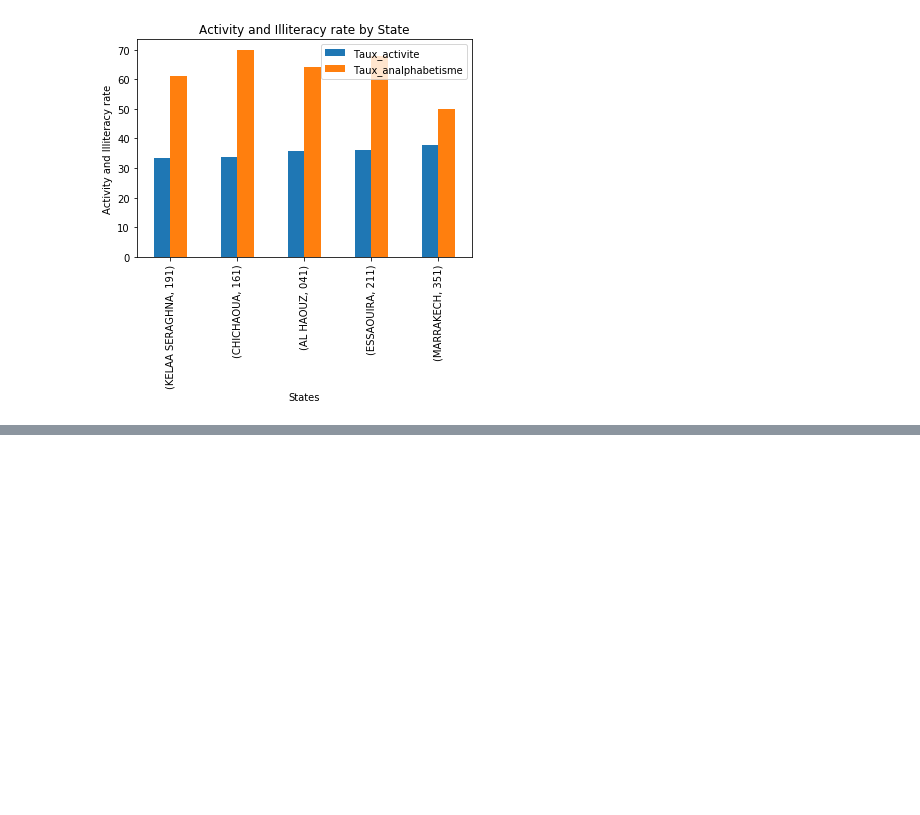
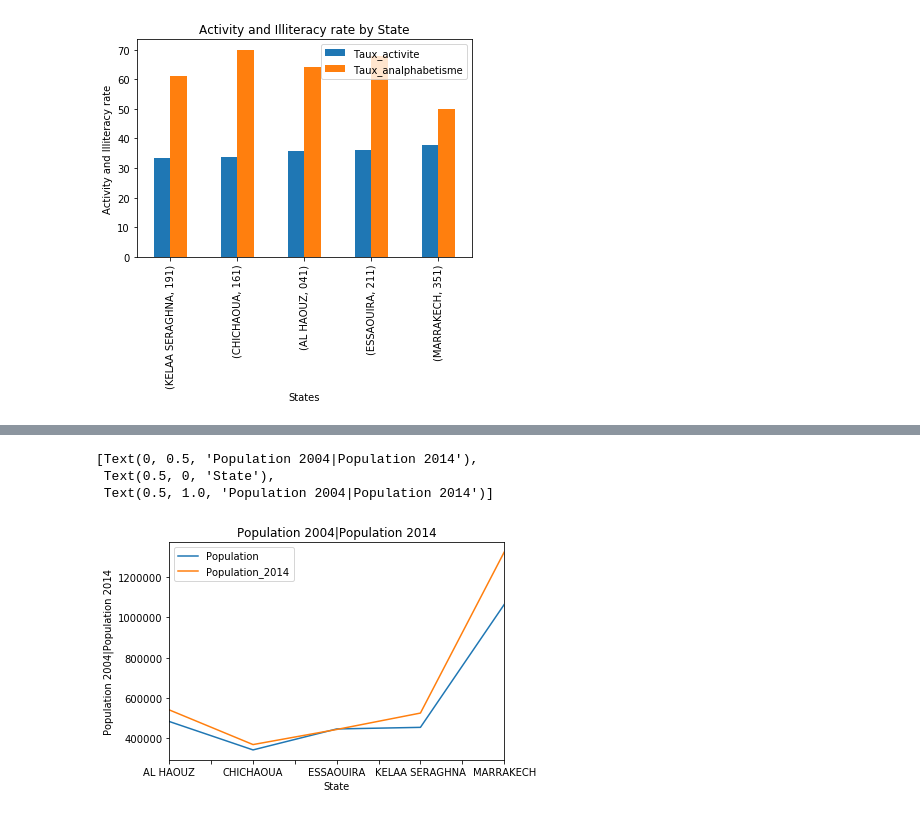
Before and after one commit to abidarelmehdi/moroccan-census-2004, a Jupyter notebook: projet.ipynb, the cells around one changed output, grey strips where cells are left out. Saved outputs shown, nothing was run; the diff lists cells and outputs as text; code cells hidden in the pictures; blank space fills up the shorter version.

```diff
--- a/projet.ipynb
+++ b/projet.ipynb
@@ -299,6 +305,7 @@ SyntaxError: unexpected EOF while parsing (<ipython-input-101-02786324731f>, lin
 # %%
+#Question 24: Function to retrieve data from rgph site by state code
 import requests
-def get_province_data_url(province_code):
+def get_commune_data_url(code_commune):
     # Themes :
     # 2 for demographic theme (Population & First mariage age)
     # 4 for education theme theme (Illiteracy rate)
@@ -308,24 +315,26 @@ def get_province_data_url(province_code):
     }
     THEMES = [2, 4, 5]
 
-    data = {'Code_commune': province_code}
+    data = {'Code_Commune': code_commune}
 
     for theme in THEMES:
-        url = f'http://rgphentableaux.hcp.ma/Default1/getDATA/?type=Commune&CGEO={province_code}.&them={theme}'
+        url = f'http://rgphentableaux.hcp.ma/Default1/getDATA/?type=Commune&CGEO={code_commune}.&them={theme}'
         result = requests.get(url, headers=HEADERS).json()
         for line in result:
             indicator = line.get('INDICATEUR')
 
             if indicator == 'IEE_Population municipale':
-                data['population'] = line['DATA2014']
+                data['Population_2014'] = int(line['DATA2014'])
 
-            if indicator == 'IRE_Âge moyen au premier mariage':
-                data['age_moyen_mariage'] = line['DATA2014']
+            if indicator == 'IUE_Âge moyen au premier mariage' and line['DATA2014'] != '-':
+                data['Age_moyen_mariage_2014'] = line['DATA2014']
+            elif indicator == 'IRE_Âge moyen au premier mariage':
+                data['Age_moyen_mariage_2014'] = line['DATA2014']
 
-            if indicator == 'IEE_Taux d'analphabétisme':
-                data['taux_analphabetisme'] = line['DATA2014']
+            if indicator == "IEE_Taux d'analphabétisme":
+                data['Taux_analphabetisme_2014'] = line['DATA2014']
 
-            if indicator == 'IEE_Taux net d'activité':
-                data['taux_activite'] = line['DATA2014']
+            if indicator == "IEE_Taux net d'activité":
+                data['Taux_activite_2014'] = line['DATA2014']
 
     return data
@@ -341,0 +341,6 @@ dfc2.tail()
+# %%
+#Question 24: Retrieving data from rgph site by state code
+# dfc.reset_index(inplace=True)
+dfc_from_url = pd.DataFrame([get_commune_data_url(code_commune) for code_commune in dfc['Code_Commune']])
+# dfc2 = pd.merge(dfc, dfc_from_url, on='New_Code_Commune')
+dfc_from_url.head()
@@ -341,0 +354,4 @@ dfc2.tail()
+# %%
+# dfc_from_url.drop_duplicates('Code_Commune')['Code_Commune'].describe()
+dfc2 = pd.merge(dfc.drop_duplicates('Code_Commune'), dfc_from_url.drop_duplicates('Code_Commune'), on='Code_Commune')
+dfc2.head()
@@ -341,0 +366,4 @@ dfc2.tail()
+# %%
+#Question 26: Calculating Population growth rate by Commune
+dfc2['Taux_Acroissement'] = ((dfc2['Population_2014'] - dfc2['Population']) / dfc2['Population']).round(2)
+dfc2['Taux_Acroissement'].head()
@@ -341,0 +388,13 @@ dfc2.tail()
+# %%
+#Question 28: Variation of population by state between 2004 and 2014
+dfc_for_graph = dfc2.groupby('Nom_Province')['Population','Population_2014'].sum()
+dfc_for_graph.plot(y=['Population','Population_2014']).set(
+    title='Population 2004|Population 2014',
+    xlabel='State',
+    ylabel='Population 2004|Population 2014'
+)
+# %% [output]
+[Text(0, 0.5, 'Population 2004|Population 2014'),
+ Text(0.5, 0, 'State'),
+ Text(0.5, 1.0, 'Population 2004|Population 2014')]
+[figure, added]
```
Also changed, not shown: parts of 17 cells of this notebook, 5 other files.
